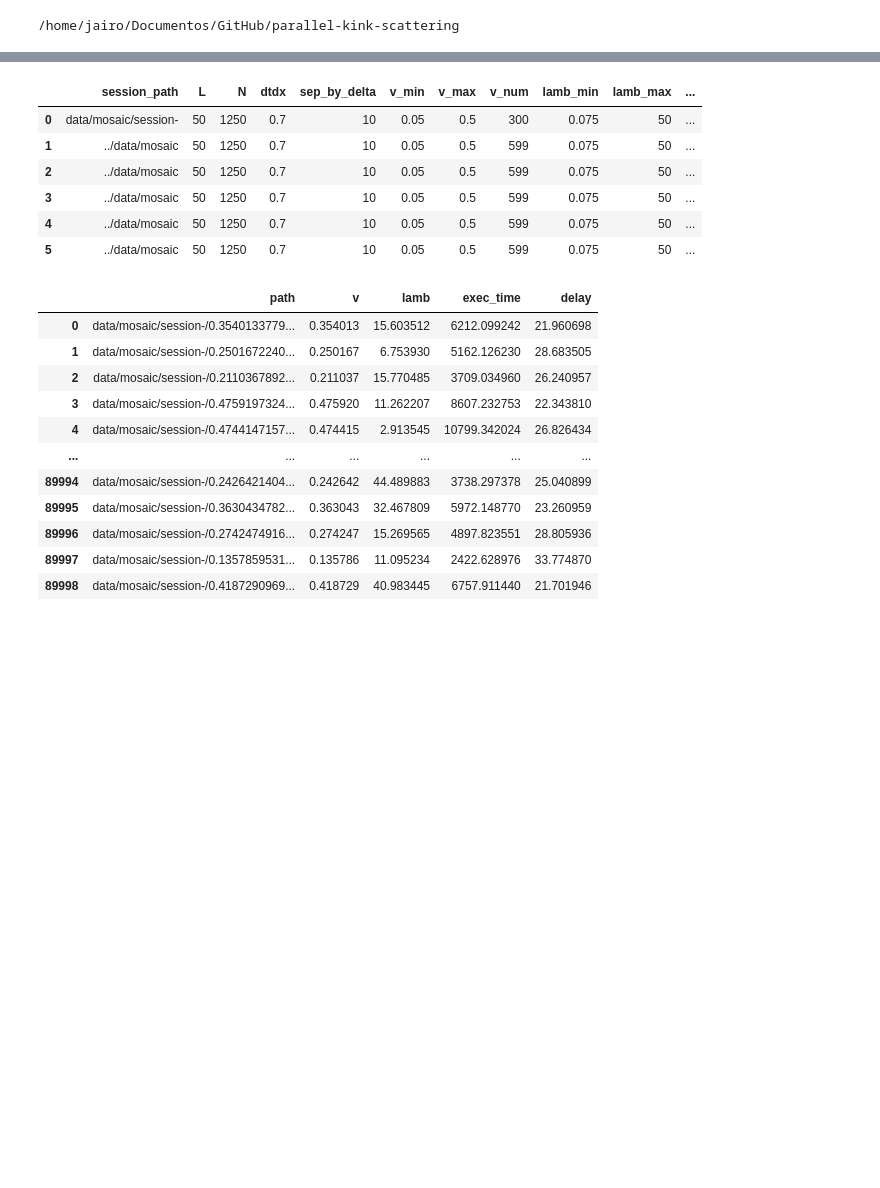
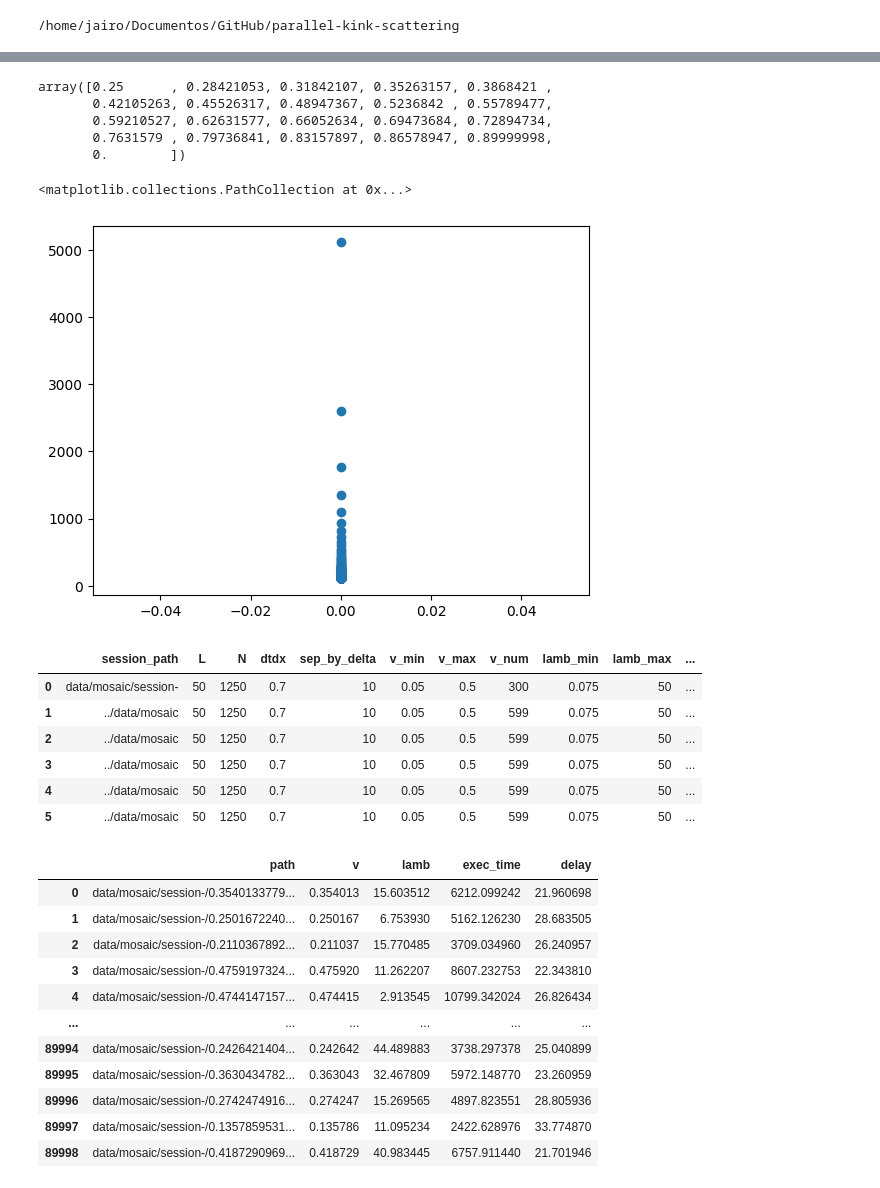
Before and after one commit to JairoSSantos/parallel-kink-scattering, a Jupyter notebook: notebooks/data-analysis.ipynb, the cells around one changed output, grey strips where cells are left out. Drawn from its saved outputs; the diff is of its cells as text; code cells hidden in the pictures; blank space fills up the shorter version.

```diff
--- a/notebooks/data-analysis.ipynb
+++ b/notebooks/data-analysis.ipynb
@@ -4,0 +61,18 @@
+# %%
+Nv = len(mosaic)
+v_values = list(np.linspace(0, 1, Nv+2)[1:-1])
+df = {
+    'lamb': [],
+    'v': [],
+    'y': [],
+    'delay': [],
+    'p': [],
+}
+for lamb, u in zip(np.linspace(0, 5, Nv+1)[1:], mosaic):
+    df['lamb'] += [lamb]*Nv
+    df['v'] += v_values
+    df['y'] += list(u[:, 0])
+    df['delay'] += list(u[:, 1])
+    df['p'] += list(u[:, 2])
+df = pd.DataFrame(df)
+df
@@ -5,3 +93,17 @@
+# %%
+df.p.unique()
+# %% [output]
+array([0.25      , 0.28421053, 0.31842107, 0.35263157, 0.3868421 ,
+       0.42105263, 0.45526317, 0.48947367, 0.5236842 , 0.55789477,
+       0.59210527, 0.62631577, 0.66052634, 0.69473684, 0.72894734,
+       0.7631579 , 0.79736841, 0.83157897, 0.86578947, 0.89999998,
+       0.        ])
+# %%
+loc = df.p == df.p.unique()[-1]
+plt.scatter(df[loc].delay, 10/df[loc].v + 100, marker='o')
+# %% [output]
+<matplotlib.collections.PathCollection at 0x...>
+[figure, added]
 # %%
 import numpy as np
 import pandas as pd
```
Also changed, not shown: parts of 6 cells of this notebook, 2 other files.
